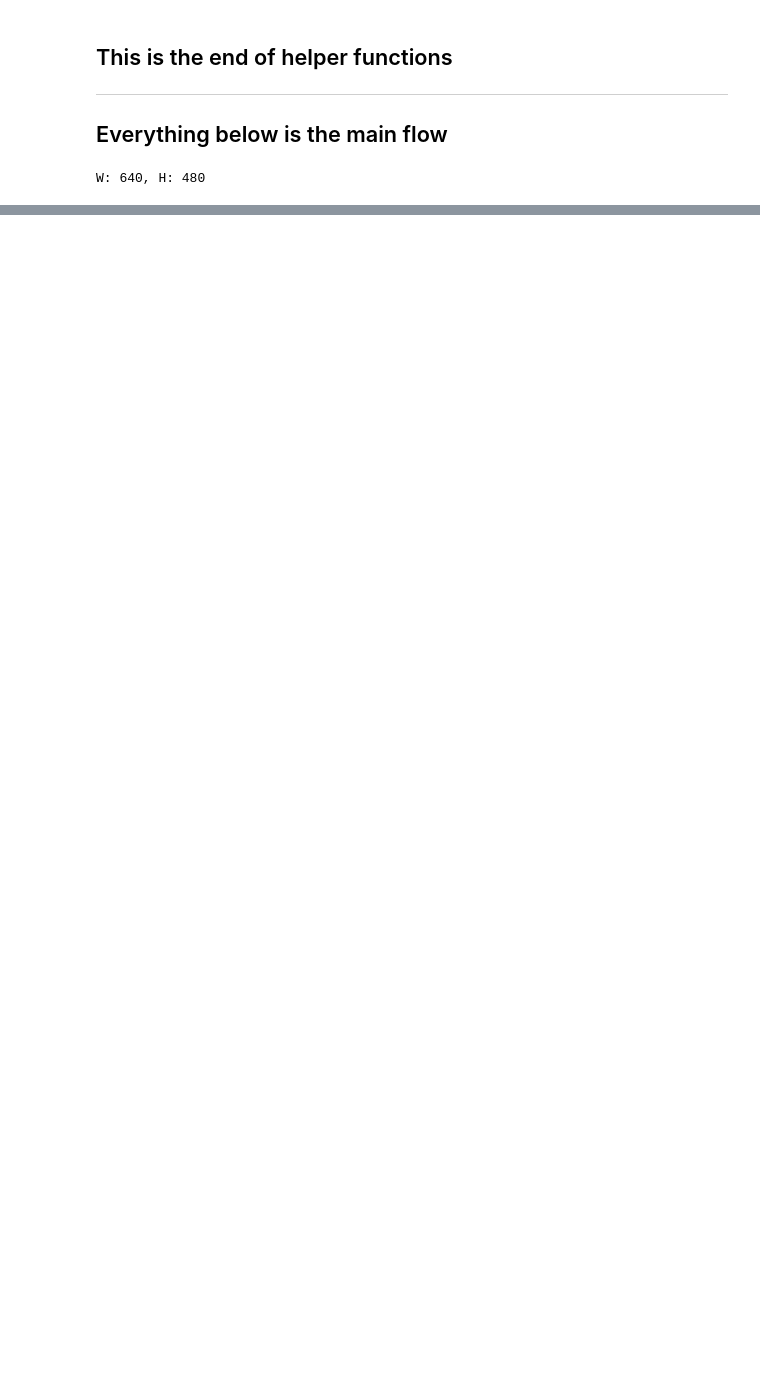
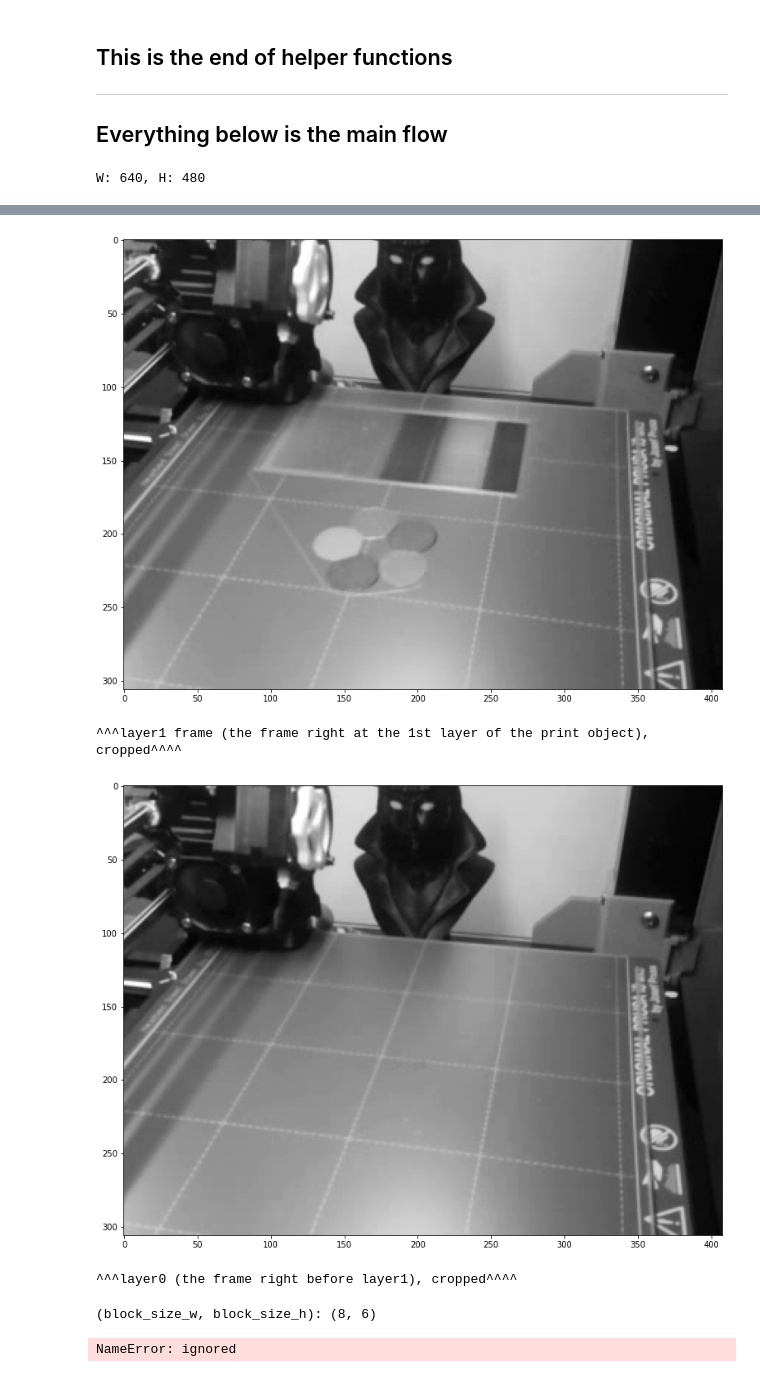
Before and after one commit to kennethjiang/3DPrintSaviour, a Jupyter notebook: Anomaly_Detection_Nezih.ipynb, the cells around one changed output, grey strips where cells are left out. Cells and saved outputs as stored; diff of their text form; code cells hidden in the pictures; blank space fills up the shorter version.

```diff
--- a/Anomaly_Detection_Nezih.ipynb
+++ b/Anomaly_Detection_Nezih.ipynb
@@ -113,7 +117,9 @@ def getFeaturesMask(frame, kps, savePNG = False):
     """
     Returns a mask created by these features.
     But how? What kind of role does DBSCAN plays? Nezih Topaloglu please elaborate!
+    NT: The only aim of clustering is to remove outliers.
     """
+
 
     # DBSCAN parameters:
     eps = 15
@@ -381,0 +396,63 @@ get_cropped_init_layer_duo(firstFrame, cap)
+# %%
+(layer1_frame, layer1_frame_cropped), (layer0_frame, layer0_frame_cropped), = get_uncropped_and_cropped_tuple_for_layer1_and_layer0()
+
+plt.imshow(layer1_frame_cropped, cmap='gray'),plt.show()
+print('^^^layer1 frame (the frame right at the 1st layer of the print object), cropped^^^^\n\n')
+
+plt.imshow(layer0_frame_cropped, cmap='gray'),plt.show()
+print('^^^layer0 (the frame right before layer1), cropped^^^^\n\n')
+
+if useConvexHull:
+  adjust_weight_matrix_using_conv_hull((layer1_frame, layer1_frame_cropped), (layer0_frame, layer0_frame_cropped))
+# %% [output]
+[figure, added]
+^^^layer1 frame (the frame right at the 1st layer of the print object), cropped^^^^
+[figure, added]
+^^^layer0 (the frame right before layer1), cropped^^^^
+# %%
+
+# Sudden change detection (SCD) parameters:
+TEMPORAL_SIZE = 3
+block_size_w = 8
+
+# The block_size_h parameter, used in SCD
+AR = width/height # Aspect ratio
+block_size_h = int(block_size_w/AR)
+
+print(f'(block_size_w, block_size_h): ({block_size_w}, {block_size_h})')
+scd_sigma_limit = 6
+scd_limit = 7.05
+
+# Arrays related with SCD are created:
+calc = np.zeros((block_size_h,block_size_w))
+calcArr = np.zeros((TEMPORAL_SIZE,block_size_h,block_size_w))
+
+#frameDuo is the stack of two consecutive frame:
+frameDuo = np.zeros((2,heightCropped,widthCropped))
+# frameEdgeDuo is the stack of the Canny output of two consecutive frames:
+frameEdgeDuo = np.zeros((2,heightCropped,widthCropped))
+
+#----------------------------------------------------------
+# Processing the inital layer frame:
+frame = layer1_frame_cropped.copy()
+
+# plt.imshow(invMask,cmap='gray')
+# plt.title('invMask')
+# plt.colorbar()
+# plt.show()
+
+# height_indices_list = list(split(np.arange(frame1.shape[0]),block_size_h))
+# width_indices_list = list(split(np.arange(frame1.shape[1]),block_size_w))
+height_indices_list = np.arange(frame1.shape[0]).reshape((block_size_h, int(frame1.shape[0]/block_size_h)))
+width_indices_list = np.arange(frame1.shape[1]).reshape((block_size_w, int(frame1.shape[1]/block_size_w)))
+
+display(height_indices_list)
+# Only the pixels except the print area are taken:
+myframe = np.multiply(frame1.copy(),invMask)
+# plt.imshow(myframe,cmap='gray')
+# plt.title('firstframe')
+# plt.colorbar()
+# plt.show()
+# %% [output]
+(block_size_w, block_size_h): (8, 6)
+NameError: ignored
```
Also changed, not shown: parts of 8 cells of this notebook.
